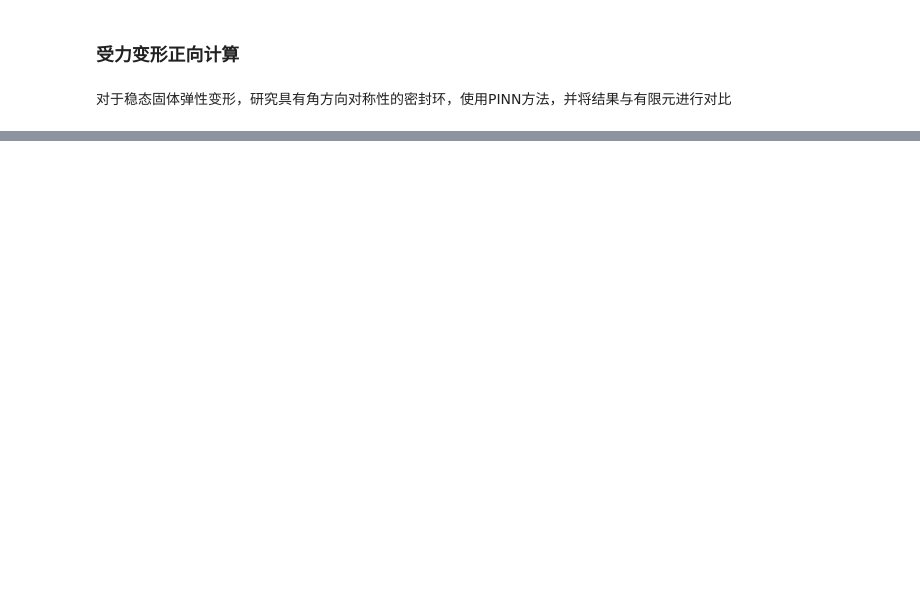
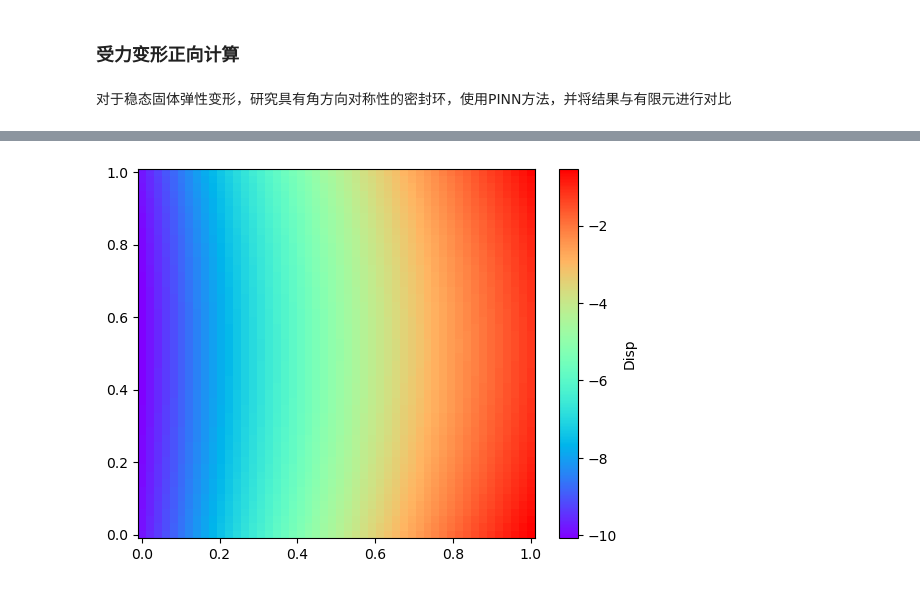
Before and after one commit to Yaoshengtai/PINN-Thermosolid-F-R, a Jupyter notebook: force_forward/force_forward.ipynb, the cells around one changed output, grey strips where cells are left out. Cells and saved outputs as stored; diff of their text form; code cells hidden in the pictures; blank space fills up the shorter version.

```diff
--- a/force_forward/force_forward.ipynb
+++ b/force_forward/force_forward.ipynb
@@ -233,0 +276,9 @@ heat_transfer_2d_solution, _ = _solve_2dspatial(
+# %%
+x, y = np.meshgrid(xx, yy)
+sigma_rr=sigma_rr.detach().cpu().numpy()
+# 创建热力图
+heatmap=plt.pcolormesh(x, y, sigma_rr.reshape(x.shape).T,cmap='rainbow')  # cmap是颜色映射，你可以根据需要选择
+cbar=plt.colorbar(heatmap,label='Disp')
+plt.show()
+# %% [output]
+[figure, added]
```
Also changed, not shown: parts of 10 cells of this notebook, 7 other files.
